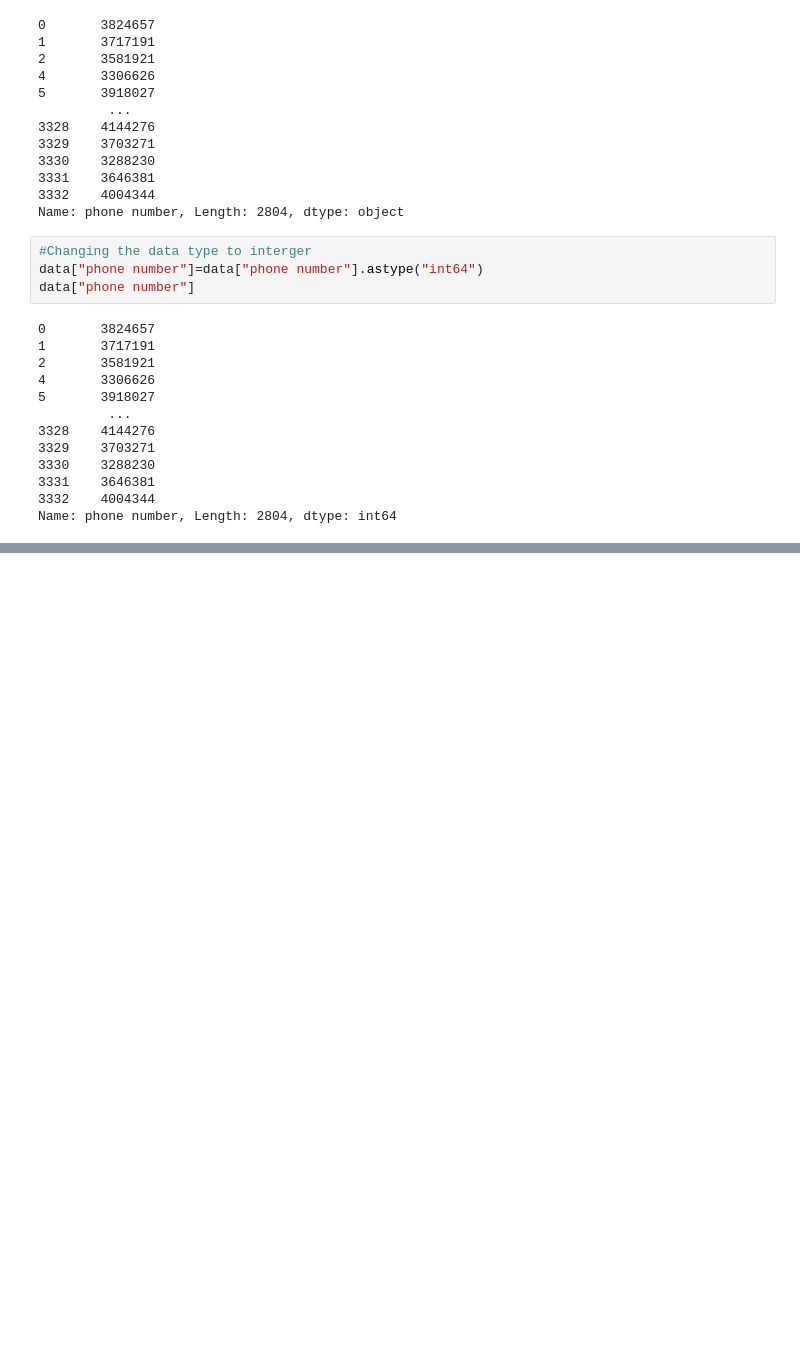
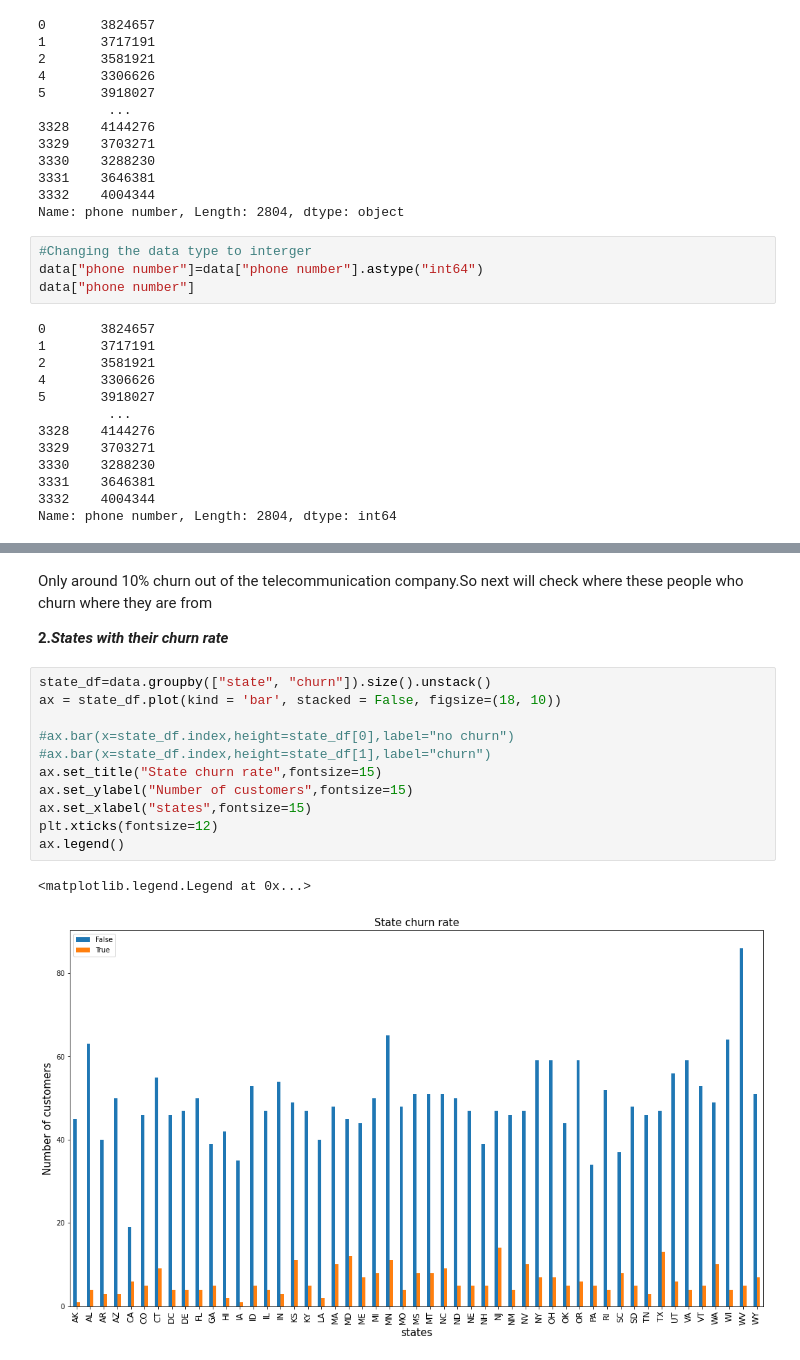
Before and after one commit to HannahMwende/machine_learning-models, a Jupyter notebook: code.ipynb, the cells around one changed output, grey strips where cells are left out. Saved outputs shown, nothing was run; the diff lists cells and outputs as text; blank space fills up the shorter version.

```diff
--- a/code.ipynb
+++ b/code.ipynb
@@ -231,0 +301,18 @@ Name: phone number, Length: 2804, dtype: int64
+# %% [markdown]
+Only around 10% churn out of the telecommunication company.So next will check where these people who churn where they are from<br>
+
+**2._States with their churn rate_**
+# %%
+state_df=data.groupby(["state", "churn"]).size().unstack()
+ax = state_df.plot(kind = 'bar', stacked = False, figsize=(18, 10))
+
+#ax.bar(x=state_df.index,height=state_df[0],label="no churn")
+#ax.bar(x=state_df.index,height=state_df[1],label="churn")
+ax.set_title("State churn rate",fontsize=15)
+ax.set_ylabel("Number of customers",fontsize=15)
+ax.set_xlabel("states",fontsize=15)
+plt.xticks(fontsize=12)
+ax.legend()
+# %% [output]
+<matplotlib.legend.Legend at 0x...>
+[figure, added]
```
Also changed, not shown: parts of 80 cells of this notebook.
